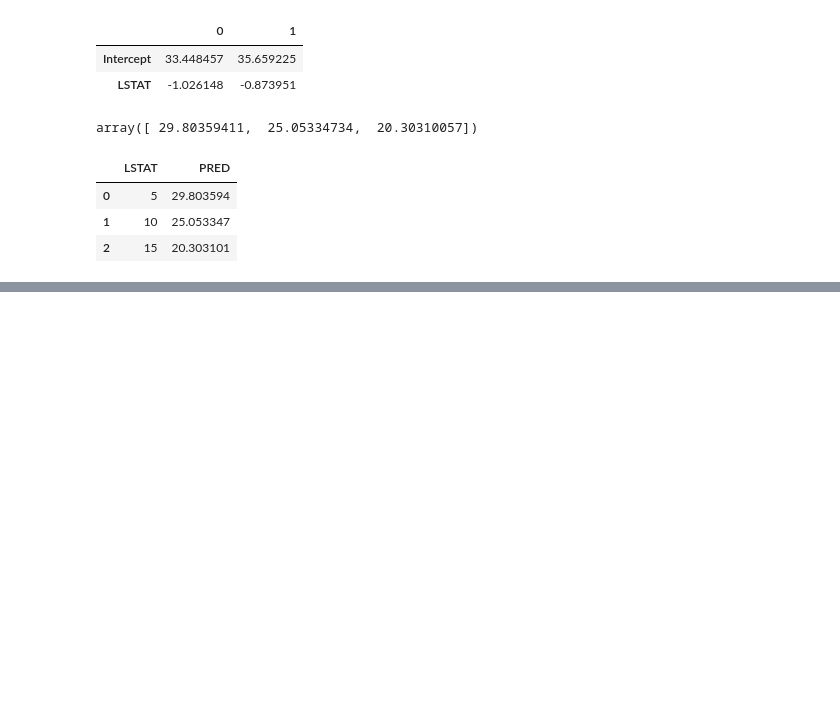
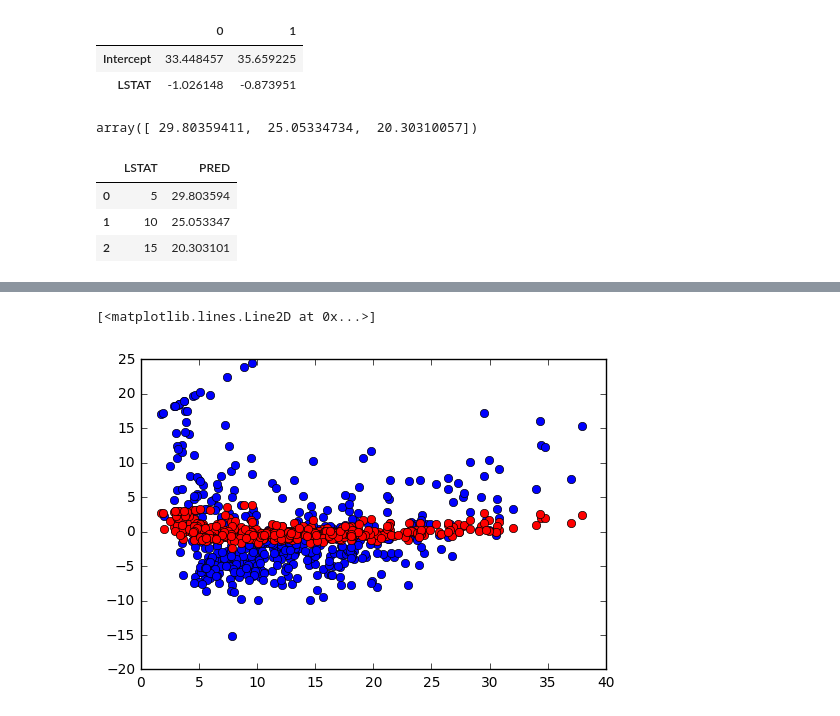
Before and after one commit to ishaanv/isl-labs-python, a Jupyter notebook: Linear Regression Lab.ipynb, the cells around one changed output, grey strips where cells are left out. Saved outputs shown, nothing was run; the diff lists cells and outputs as text; code cells hidden in the pictures; blank space fills up the shorter version.

```diff
--- a/Linear Regression Lab.ipynb
+++ b/Linear Regression Lab.ipynb
@@ -89,0 +155,10 @@ new_x
+# %%
+# plotting the residuals
+# plt.plot(bos['LSTAT'], res.fittedvalues, 'b')
+# TODO what is the difference between pearson_resid and normal resid
+# TODO what is the significance of the studentized residuals and plain residuals
+plt.plot(bos['LSTAT'], res.resid, 'bo')
+plt.plot(bos['LSTAT'], res.resid_pearson, 'ro')
+# %% [output]
+[<matplotlib.lines.Line2D at 0x...>]
+[figure, added]
```
Also changed, not shown: parts of 8 cells of this notebook.
